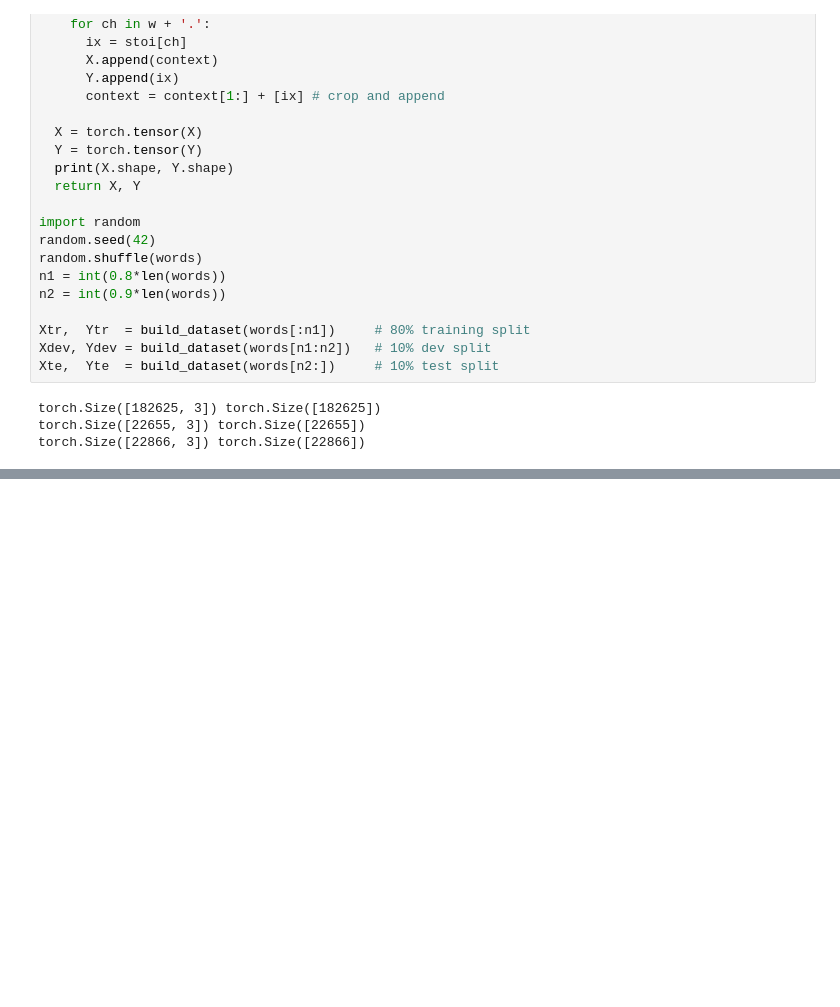
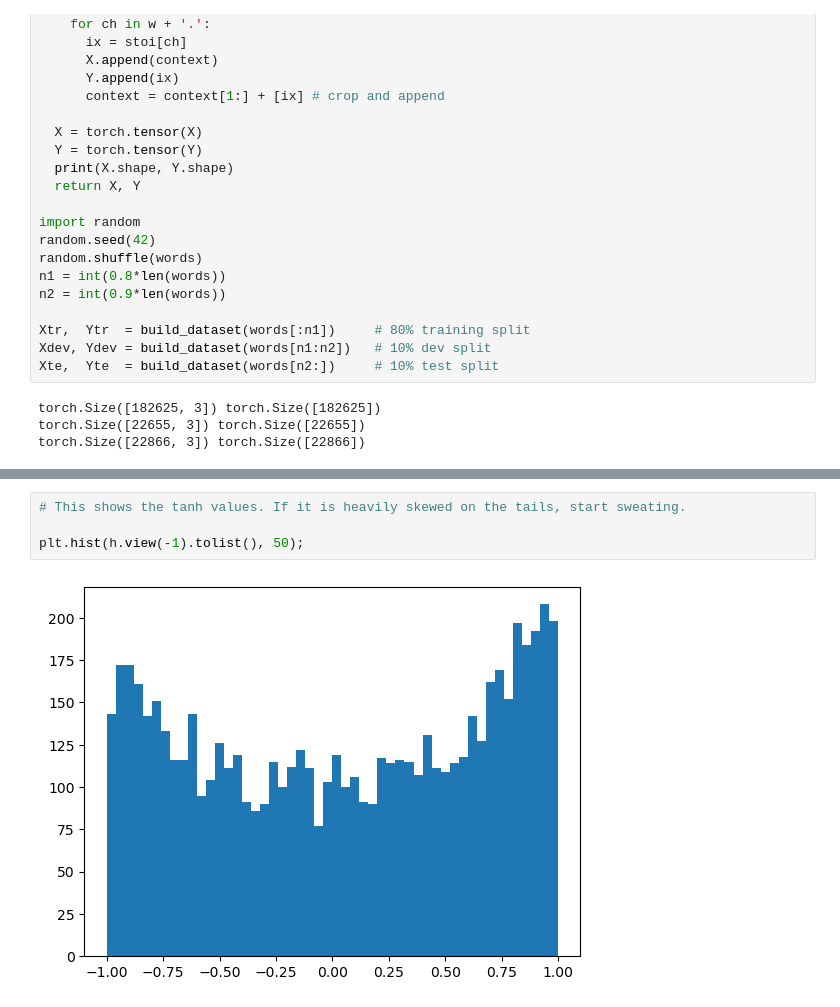
Before and after one commit to ColterDowning/makemore_from_scratch, a Jupyter notebook: build_makemore_mlp2.ipynb, the cells around one changed output, grey strips where cells are left out. Drawn from its saved outputs; the diff is of its cells as text; blank space fills up the shorter version.

```diff
--- a/build_makemore_mlp2.ipynb
+++ b/build_makemore_mlp2.ipynb
@@ -153,0 +183,6 @@ for i in range(max_steps):
+# %%
+# This shows the tanh values. If it is heavily skewed on the tails, start sweating.
+
+plt.hist(h.view(-1).tolist(), 50);
+# %% [output]
+[figure, added]
```
Also changed, not shown: parts of 9 cells of this notebook.
